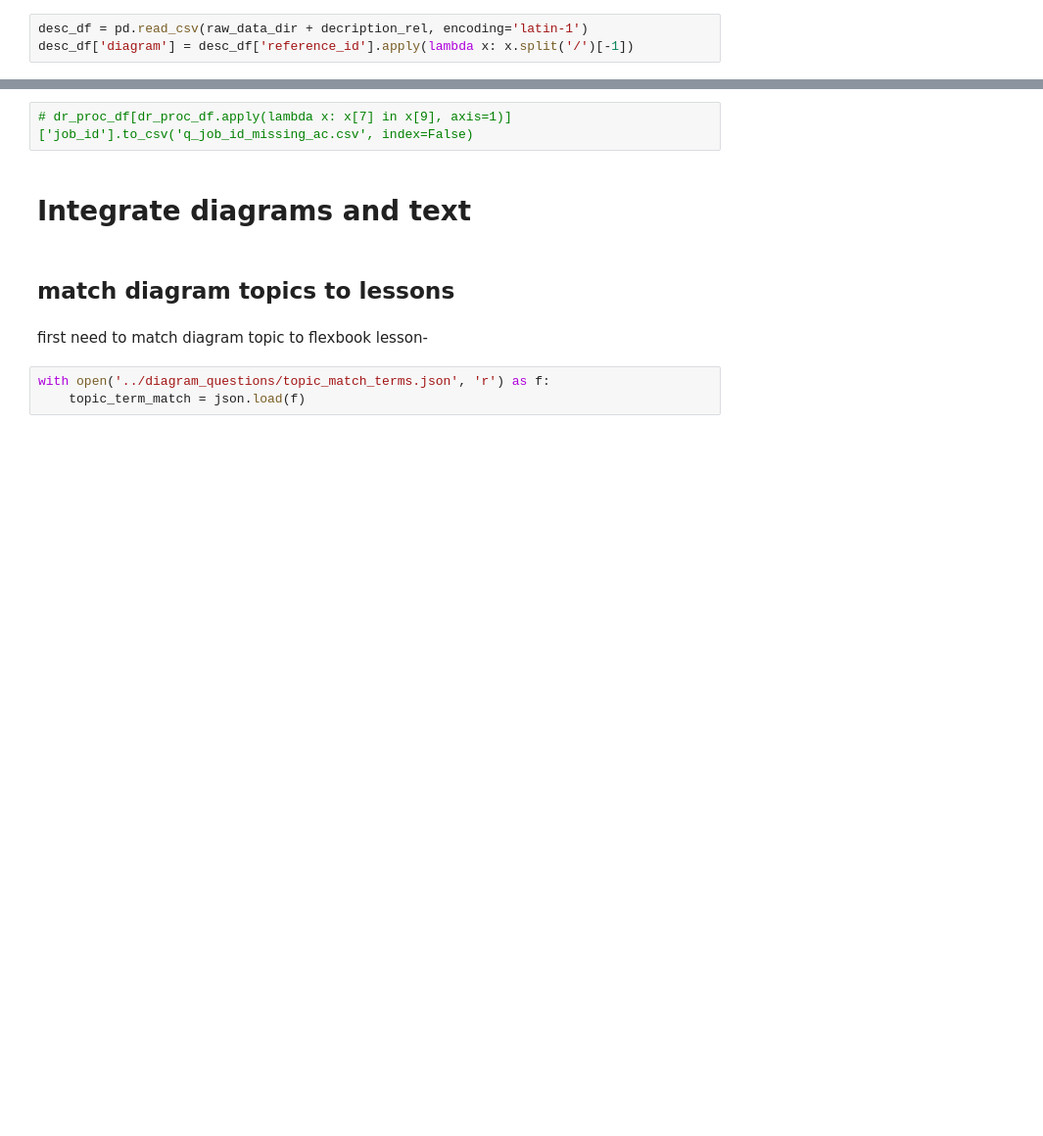
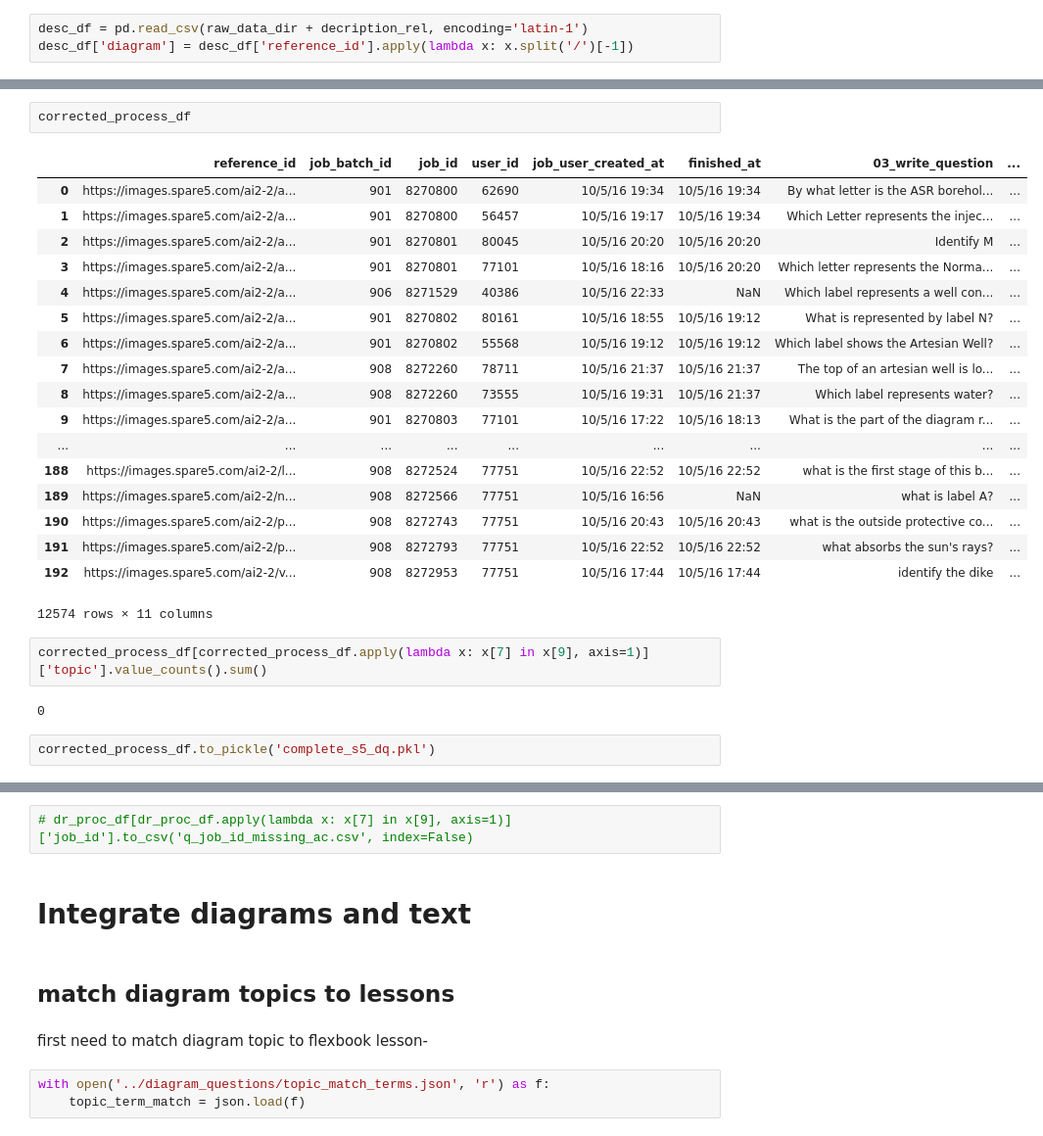
Before and after one commit to drschwenk/stb_notebooks, a Jupyter notebook: clean_and_consolodate_dataset.ipynb, the cells around one changed output, grey strips where cells are left out. Shown: that part at 98% size. Drawn from its saved outputs; the diff is of its cells as text; blank space fills up the shorter version.

```diff
--- a/clean_and_consolodate_dataset.ipynb
+++ b/clean_and_consolodate_dataset.ipynb
@@ -512 +613,28 @@ len(diagrams_written_for)
+# %%
+corrected_process_df
+# %% [output]
+|  | reference_id | job_batch_id | job_id | user_id | job_user_created_at | finished_at | 03_write_question | ... |
+| 0 | https://images.spare5.com/ai2-2/a... | 901 | 8270800 | 62690 | 10/5/16 19:34 | 10/5/16 19:34 | By what letter is the ASR borehol... | ... |
+| 1 | https://images.spare5.com/ai2-2/a... | 901 | 8270800 | 56457 | 10/5/16 19:17 | 10/5/16 19:34 | Which Letter represents the injec... | ... |
+| 2 | https://images.spare5.com/ai2-2/a... | 901 | 8270801 | 80045 | 10/5/16 20:20 | 10/5/16 20:20 | Identify M | ... |
+| 3 | https://images.spare5.com/ai2-2/a... | 901 | 8270801 | 77101 | 10/5/16 18:16 | 10/5/16 20:20 | Which letter represents the Norma... | ... |
+| 4 | https://images.spare5.com/ai2-2/a... | 906 | 8271529 | 40386 | 10/5/16 22:33 | NaN | Which label represents a well con... | ... |
+| 5 | https://images.spare5.com/ai2-2/a... | 901 | 8270802 | 80161 | 10/5/16 18:55 | 10/5/16 19:12 | What is represented by label N? | ... |
+| 6 | https://images.spare5.com/ai2-2/a... | 901 | 8270802 | 55568 | 10/5/16 19:12 | 10/5/16 19:12 | Which label shows the Artesian Well? | ... |
+| 7 | https://images.spare5.com/ai2-2/a... | 908 | 8272260 | 78711 | 10/5/16 21:37 | 10/5/16 21:37 | The top of an artesian well is lo... | ... |
+| 8 | https://images.spare5.com/ai2-2/a... | 908 | 8272260 | 73555 | 10/5/16 19:31 | 10/5/16 21:37 | Which label represents water? | ... |
+| 9 | https://images.spare5.com/ai2-2/a... | 901 | 8270803 | 77101 | 10/5/16 17:22 | 10/5/16 18:13 | What is the part of the diagram r... | ... |
+| ... | ... | ... | ... | ... | ... | ... | ... | ... |
+| 188 | https://images.spare5.com/ai2-2/l... | 908 | 8272524 | 77751 | 10/5/16 22:52 | 10/5/16 22:52 | what is the first stage of this b... | ... |
+| 189 | https://images.spare5.com/ai2-2/n... | 908 | 8272566 | 77751 | 10/5/16 16:56 | NaN | what is label A? | ... |
+| 190 | https://images.spare5.com/ai2-2/p... | 908 | 8272743 | 77751 | 10/5/16 20:43 | 10/5/16 20:43 | what is the outside protective co... | ... |
+| 191 | https://images.spare5.com/ai2-2/p... | 908 | 8272793 | 77751 | 10/5/16 22:52 | 10/5/16 22:52 | what absorbs the sun's rays? | ... |
+| 192 | https://images.spare5.com/ai2-2/v... | 908 | 8272953 | 77751 | 10/5/16 17:44 | 10/5/16 17:44 | identify the dike | ... |
+12574 rows × 11 columns
+# %%
+corrected_process_df[corrected_process_df.apply(lambda x: x[7] in x[9], axis=1)]['topic'].value_counts().sum()
+# %% [output]
+0
+# %%
+corrected_process_df.to_pickle('complete_s5_dq.pkl')
 # %%
```
Also changed, not shown: parts of 18 cells of this notebook, 3 other files.
